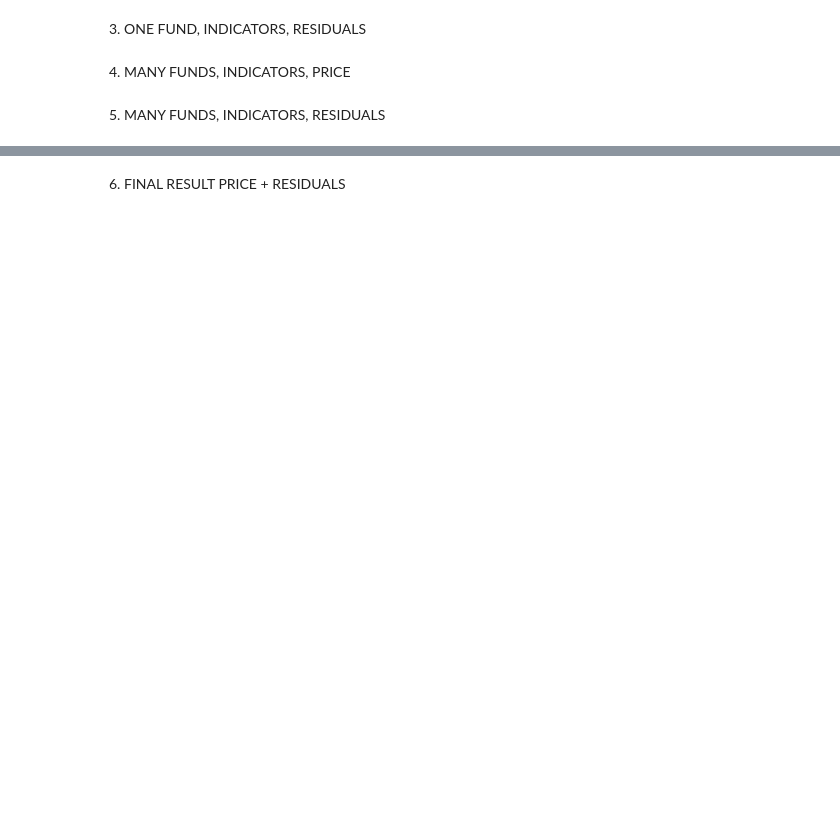
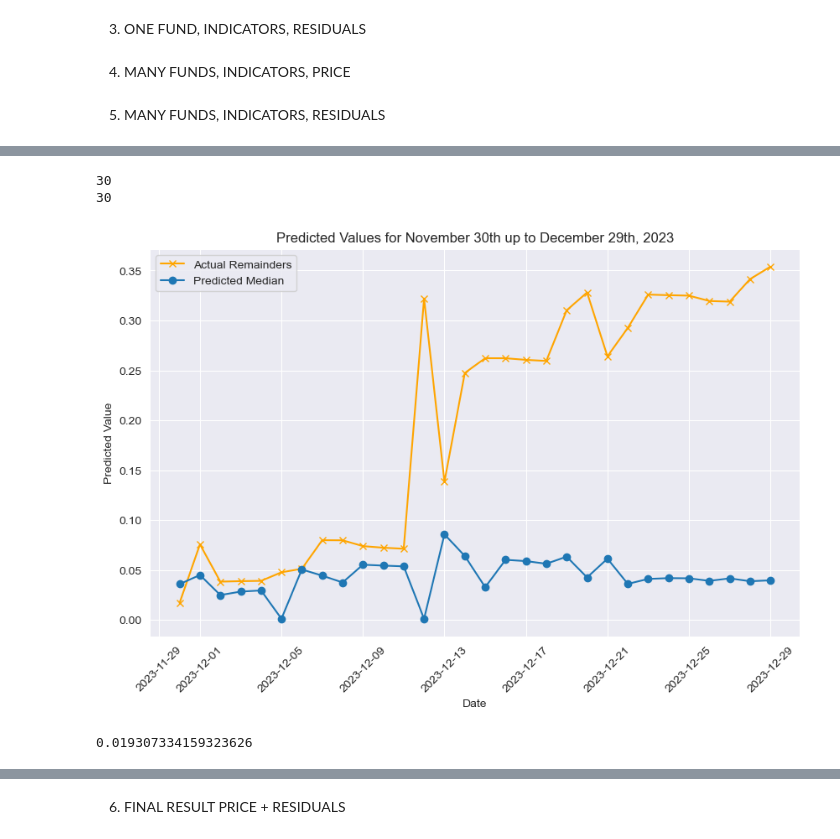
Before and after one commit to akrokosz/HF_Thesis, a Jupyter notebook: main.ipynb, the cells around one changed output, grey strips where cells are left out. Drawn from its saved outputs; the diff is of its cells as text; code cells hidden in the pictures; blank space fills up the shorter version.

```diff
--- a/main.ipynb
+++ b/main.ipynb
@@ -645,12 +643,36 @@ for i in range(len(funds_for_hedge)):
 
     residualsss_test[i]["time_idx"] = (residualsss_test[i].index - residualsss_test[i].index.min()).days.astype(int)
     residualsss_train[i]["time_idx"] = (residualsss_train[i].index - residualsss_train[i].index.min()).days.astype(int)
-# %%
-transformers_res=[]
-vals_res=[]
-trs_res=[]
-for i in range(len(funds_for_hedge)):
-    tft, training, val = fit(epochs=100, batch_size=128, df=residualsss_train[i], independent_variables=["Open", "High", "Low", "Volume", "isOverbought", "Bullish"], target="Remainders", max_prediction_length=30, min_encoder_length=1, gradient_clip=0.02, drop=0.15, hidden_size=31, hidden_continuous_size=12, attention_head_size=4, learning_rate=0.006)
-    transformers_res.append(tft)
-    vals_res.append(val)
-    trs_res.append(training)
+# %%
+transformers_res=[]
+vals_res=[]
+trs_res=[]
+for i, (params, fund) in enumerate(zip(best_params_per_model, residualsss_train)):
+    gradient_clip_val = params['gradient_clip_val']
+    hidden_size = params['hidden_size']
+    dropout = params['dropout']
+    hidden_continuous_size = params['hidden_continuous_size']
+    attention_head_size = params['attention_head_size']
+    learning_rate = params['learning_rate']
+
+    independent_variables = ["Open", "High", "Low", "Volume", "isOverbought", "Bullish"]
+
+    tft, training, val = fit(
+        gradient_clip=gradient_clip_val,
+        hidden_size=hidden_size,
+        drop=dropout,
+        hidden_continuous_size=hidden_continuous_size,
+        attention_head_size=attention_head_size,
+        learning_rate=learning_rate,
+        epochs=100,                # Or set it dynamically
+        batch_size=128,            # Or set it dynamically
+        df=fund,                   # Pass the fund data
+        independent_variables=independent_variables,  # Pass independent variables
+        min_encoder_length=1,
+        max_prediction_length=30,
+        target="Remainders"
+    )
+
+    transformers_res.append(tft)
+    vals_res.append(val)
+    trs_res.append(training)
@@ -661,2 +796,6 @@ for i in range(len(funds_for_hedge)):
 # %%
-IE_many1_res_rse, IE_many1_res_rae, IE_many1_res_huber, IE_many1_res_plt = metrics_and_plt(residualsss[0][-30:], res_preds[0],pd.date_range(start="2023-11-30", end="2023-12-29"), target="Remainders", date="2023-11-28")
+IE_many1_res_rse0, IE_many1_res_rae0, IE_many1_res_hube0, IE_many1_res_plt0 = metrics_and_plt(residualsss[0][-30:], res_preds[0],pd.date_range(start="2023-11-30", end="2023-12-29"), target="Remainders", date="2023-11-28")
+# %% [output]
+30
+30
+[figure, added]
@@ -664,0 +802,6 @@ print(IE_many1_res_rse, IE_many1_res_rae, IE_many1_res_huber)
+# %%
+IE_many1_res_rse0
+IE_many1_res_rae0
+IE_many1_res_hube0
+# %% [output]
+0.019307334159323626
```
Also changed, not shown: parts of 79 cells of this notebook.
